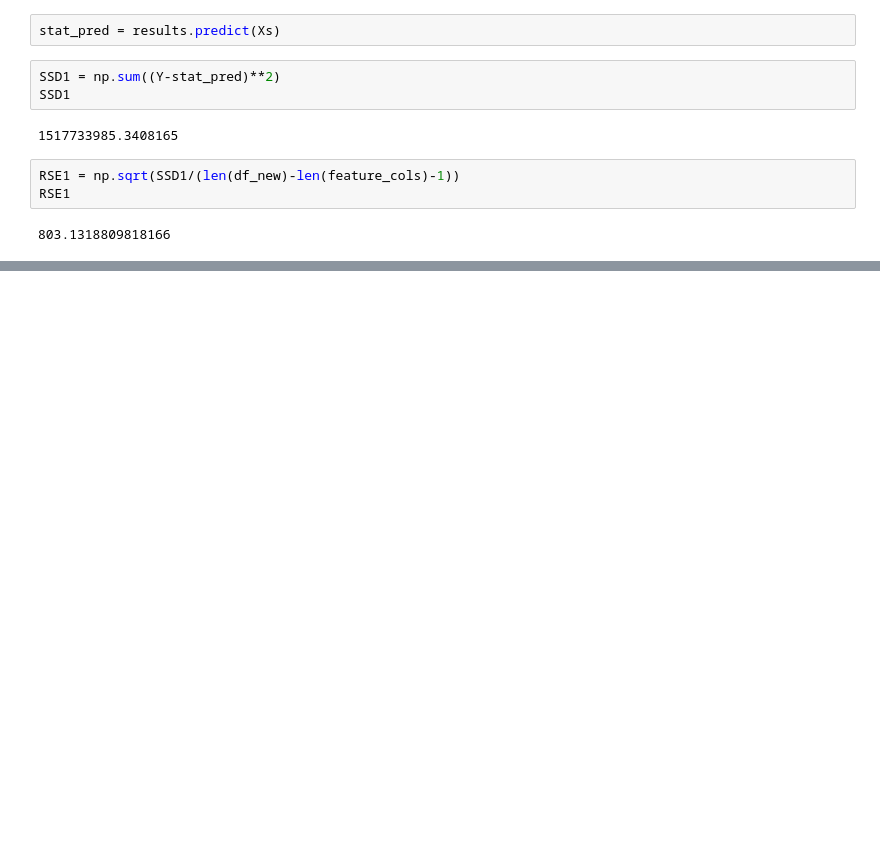
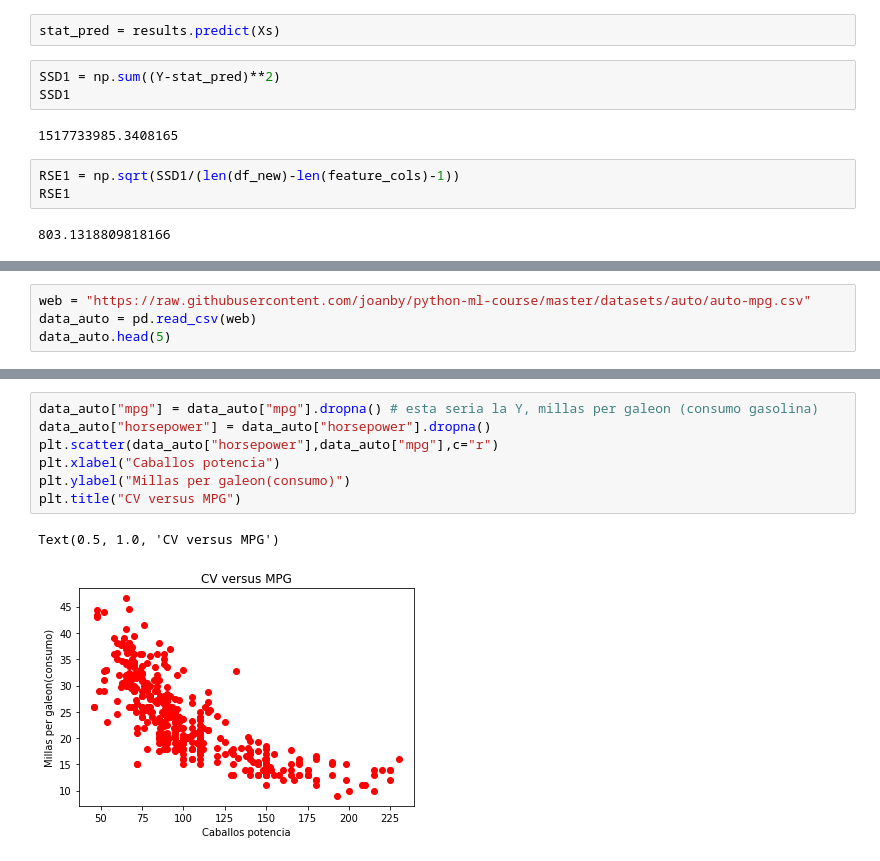
Before and after one commit to gonzalo71/TestGit, a Jupyter notebook: Udemy_exercices/Udemy_1.1_LRegresion.ipynb, the cells around one changed output, grey strips where cells are left out. Saved outputs shown, nothing was run; the diff lists cells and outputs as text; blank space fills up the shorter version.

```diff
--- a/Udemy_exercices/Udemy_1.1_LRegresion.ipynb
+++ b/Udemy_exercices/Udemy_1.1_LRegresion.ipynb
@@ -343,0 +353,4 @@ RSE1
+# %%
+web = "https://raw.githubusercontent.com/joanby/python-ml-course/master/datasets/auto/auto-mpg.csv"
+data_auto = pd.read_csv(web)
+data_auto.head(5)
@@ -343,0 +382,10 @@ RSE1
+# %%
+data_auto["mpg"] = data_auto["mpg"].dropna() # esta seria la Y, millas per galeon (consumo gasolina)
+data_auto["horsepower"] = data_auto["horsepower"].dropna()
+plt.scatter(data_auto["horsepower"],data_auto["mpg"],c="r")
+plt.xlabel("Caballos potencia")
+plt.ylabel("Millas per galeon(consumo)")
+plt.title("CV versus MPG")
+# %% [output]
+Text(0.5, 1.0, 'CV versus MPG')
+[figure, added]
```
Also changed, not shown: parts of 45 cells of this notebook.
